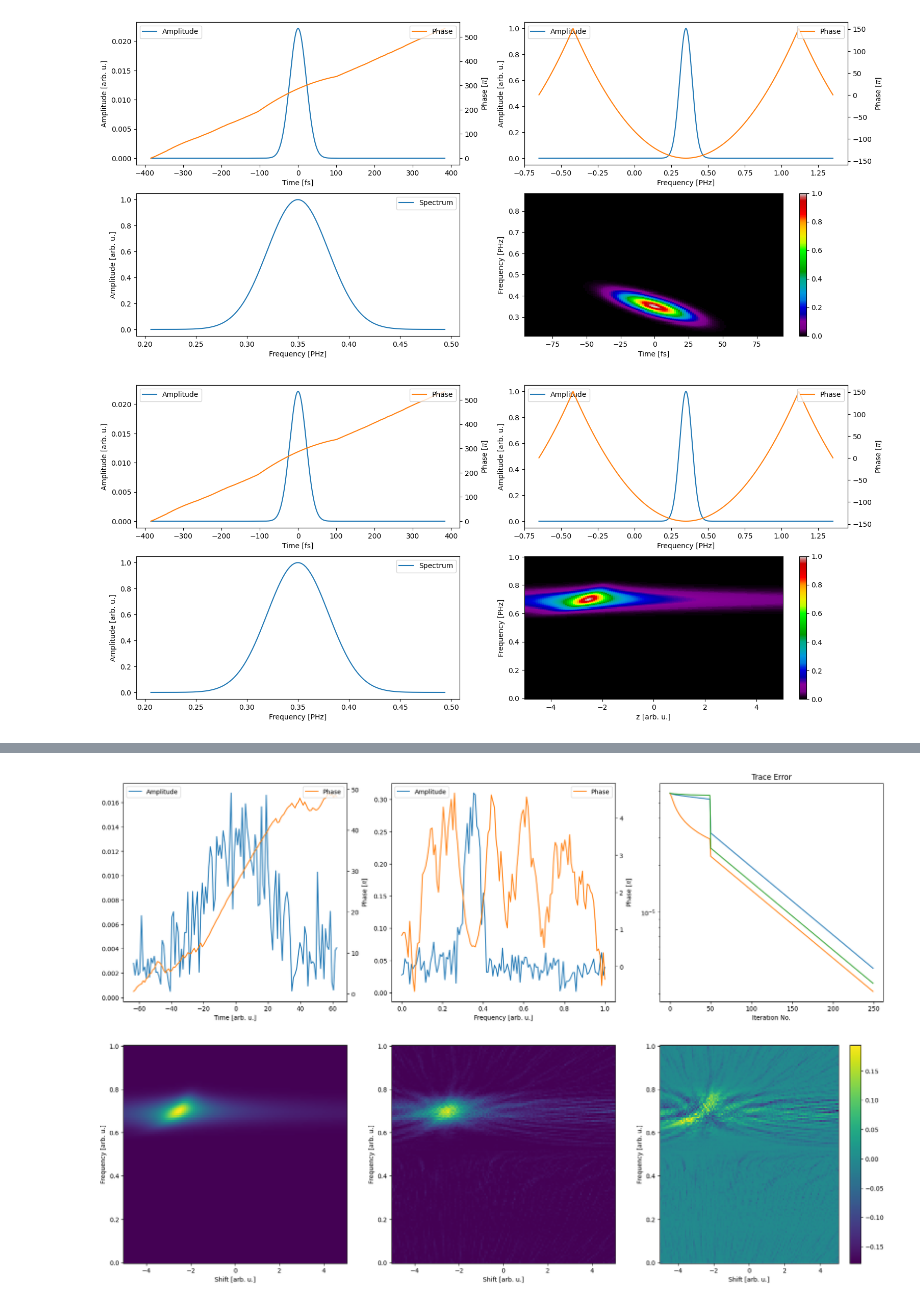
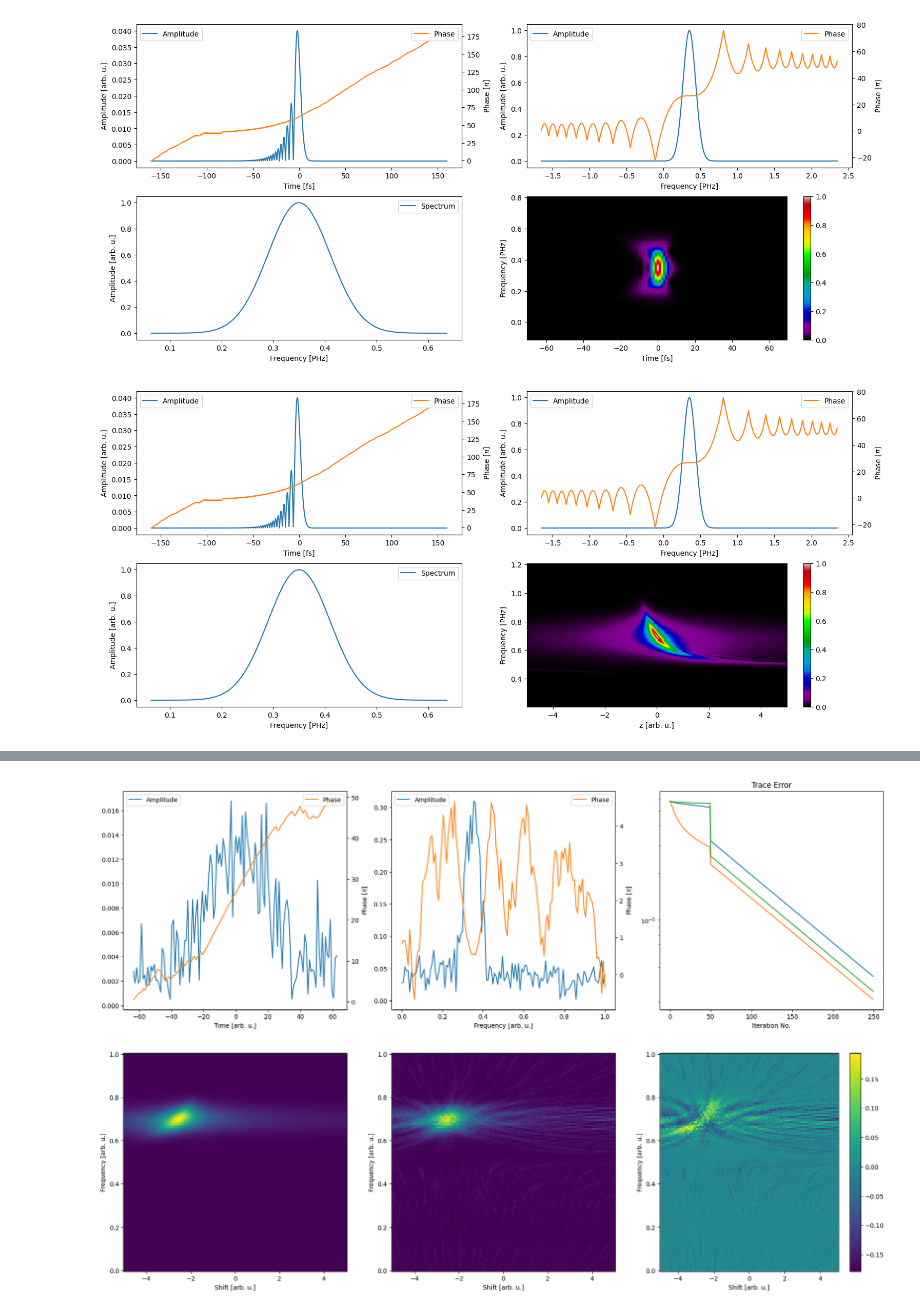
Before and after one commit to matillda123/Pulse-Retrieval-with-Jax, a Jupyter notebook: _usage_example.ipynb, the cells around one changed output, grey strips where cells are left out. Saved outputs shown, nothing was run; the diff lists cells and outputs as text; code cells hidden in the pictures.

Commit message:
Fixed issue in make_trace, still cant figure out stripes in dscan trace

```diff
--- a/_usage_example.ipynb
+++ b/_usage_example.ipynb
@@ -12,14 +12,14 @@ import optimistix
 
 from make_pulse_and_trace import MakePulse, apply_noise
 # %%
-pulse_maker=MakePulse(N=128*12, Deltaf=2) # Deltaf should be 3 for thg and 2 for shg -> depends on central_f is guess, currently 0.5
+pulse_maker=MakePulse(N=128*10, Deltaf=4) # Deltaf should be 3 for thg and 2 for shg -> depends on central_f is guess, currently 0.5
 # ifrog -> Deltaf controls temporal resolution and needs to be sufficiently large
 
 
 pulse_maker.multi_pulse_time_domain_length_multiplier=8
 pulse_maker.multi_pulse_parameters=[[50, 50], [5, 5, 5], [0.5, 0.25, 0.25], [1, 1, 1], ["flat", "flat", "flat"], [None, None, None]]
 
-time_inp, pulse_t_inp, frequency_inp, pulse_f_inp=pulse_maker.generate_pulse_t(spectral_amp_parameters=[0.35, 0.1], type="polynomial", parameters_phase=[1/4,0,250,0],
+time_inp, pulse_t_inp, frequency_inp, pulse_f_inp=pulse_maker.generate_pulse_t(spectral_amp_parameters=[0.35, 0.2], type="polynomial", parameters_phase=[1/4,0,0,250,0],
                                                                                multi_pulse_parameters=None)#pulse_maker.multi_pulse_parameters)
 
 input_pulses=pulse_maker.input_pulses
@@ -29,6 +29,6 @@ input_pulses=pulse_maker.input_pulses
 
 
 time_gate, pulse_t_gate, frequency_gate, pulse_f_gate=pulse_maker.generate_pulse_t(spectral_amp_parameters=[0.45,0.05], type="polynomial", parameters_phase=[2/4,0,0,0],
-                                                                               multi_pulse_parameters=None)
+                                                                                   multi_pulse_parameters=None)
 
 input_pulses_gate=pulse_maker.input_pulses
@@ -37,26 +35,26 @@ WARNING:2025-07-26 12:55:16,740:jax._src.xla_bridge:794: An NVIDIA GPU may be pr
 # %%
-time, frequency, trace, frequency_spectrum, spectrum=pulse_maker.generate_frog_trace_and_spectrum(time_inp, frequency_inp, pulse_t_inp, pulse_f_inp, nonlinear_method="pg",
-                                                                                                  scale_time_range=2, N=128, xfrog=True,
+time, frequency, trace, frequency_spectrum, spectrum=pulse_maker.generate_frog_trace_and_spectrum(time_inp, frequency_inp, pulse_t_inp, pulse_f_inp, nonlinear_method="sd",
+                                                                                                  scale_time_range=5, N=128, xfrog=False,
                                                                                                   gate=(frequency_gate, pulse_f_gate),
                                                                                                   interpolate_fft_conform=True, cut_off_val=1e-2,
-                                                                                                  ifrog=False, frequency_range=(0.1,1))
+                                                                                                  ifrog=False)#, frequency_range=(0.1,1))
 
 #trace = apply_noise(trace, scale_val=(0.05, 0.05), additive_noise=True, multiplicative_noise=True)
 # %% [output]
-[figure, old version]
+[figure, new version]
 # %%
-z_arr=np.linspace(-5, 5, 128)
+z_arr=np.linspace(-5, 5, 128*4)
 #pulse_t, pulse_f=pulse_maker.precompensate_pulse_for_dscan(time, frequency, pulse_t, GDD=-5000, TOD=0, central_f=0.5)
 frequency, trace, frequency_spectrum, spectrum=pulse_maker.generate_dscan_trace_and_spectrum(z_arr, time_inp, frequency_inp, pulse_t_inp, pulse_f_inp,
                                                                                                    nonlinear_method="shg",
-                                                                                                   N=128, cut_off_val=1e-4, frequency_range=(0,1))
+                                                                                                   N=128, cut_off_val=1e-2)
 
 
 #trace = apply_noise(trace, scale_val=0.01, additive_noise=True, multiplicative_noise=False)
 
 # if there are weird stripes in the trace -> set Deltaf=2 somehow thats needed
 # %% [output]
-[figure, old version]
+[figure, new version]
 # %%
 from classic_algorithms_frog import Vanilla, LSGPA, GeneralizedProjection, TimeDomainPtychography, COPRA
 # %%
```
Also changed, not shown: parts of 2 cells of this notebook, 3 other files.
